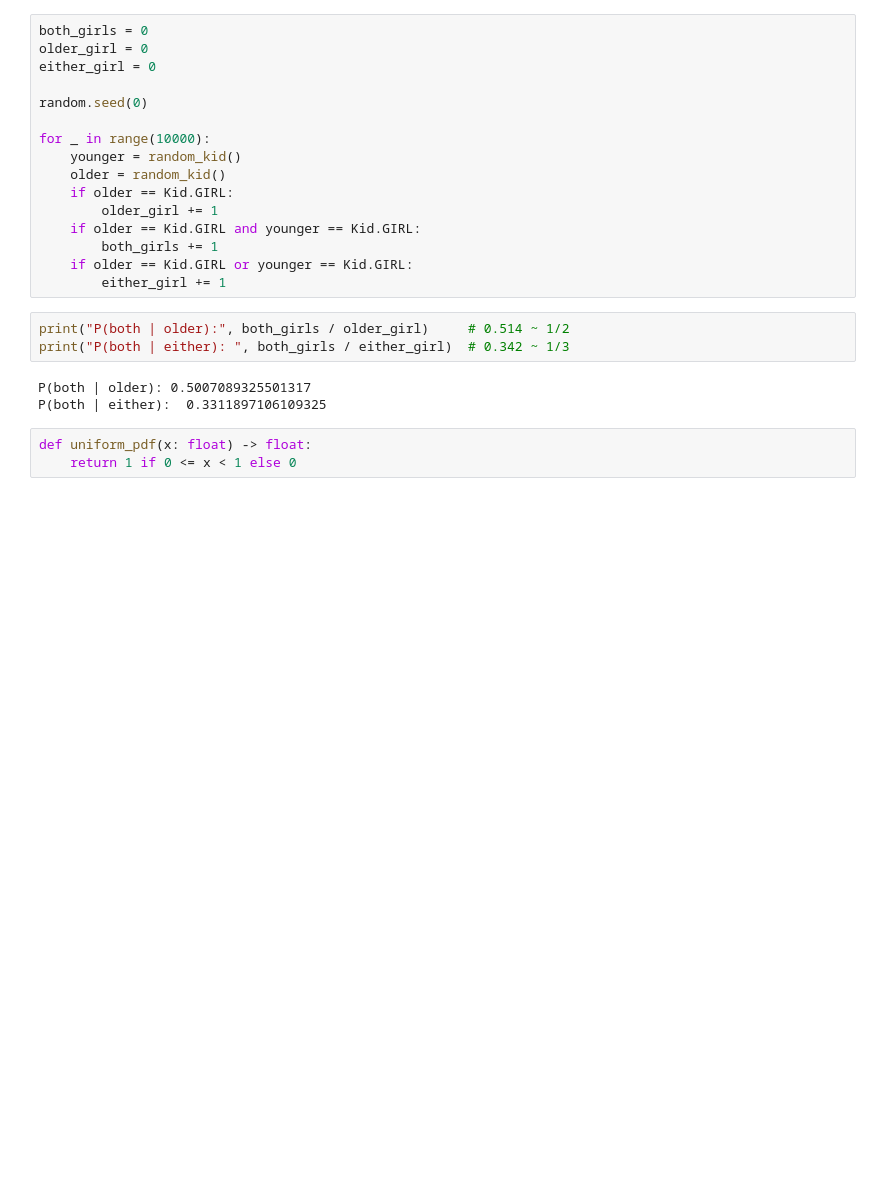
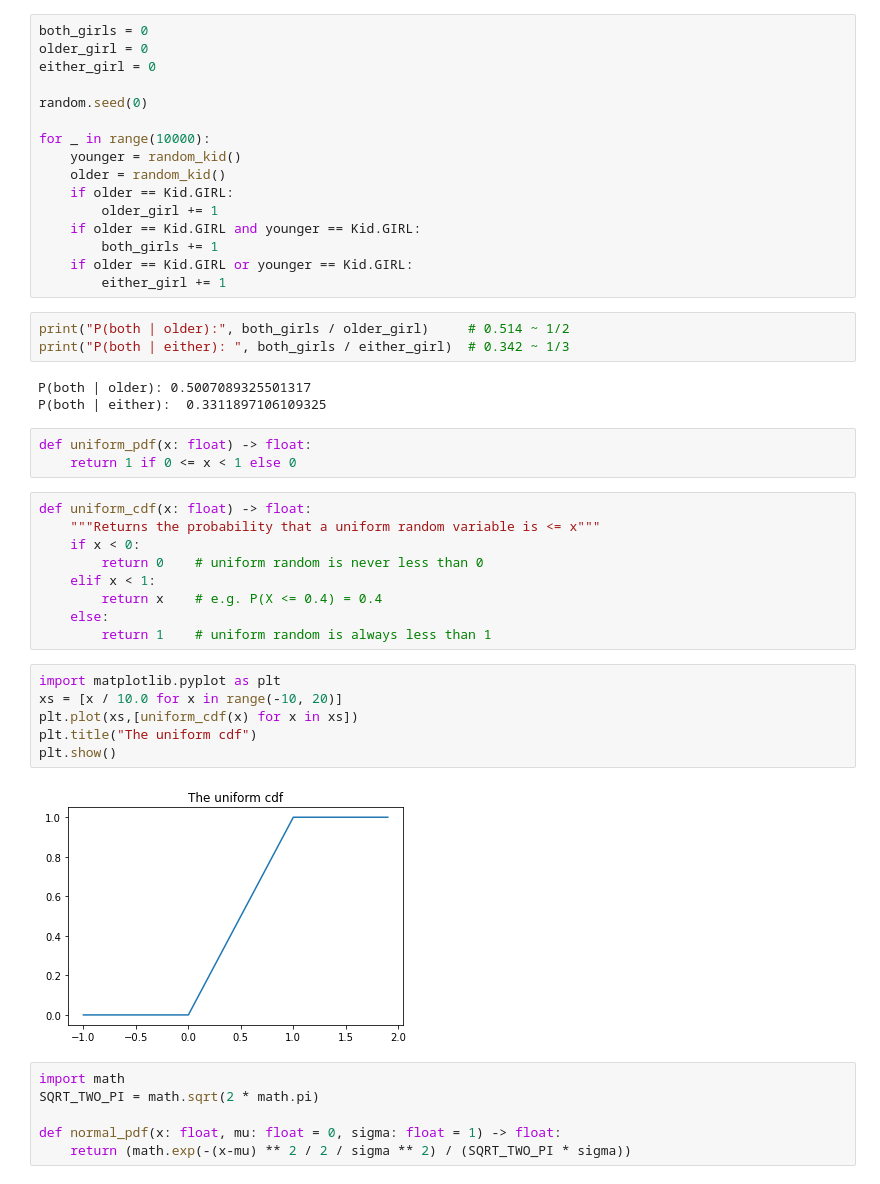
Before and after one commit to stanislawbartkowski/learnml, a Jupyter notebook: propml.ipynb, the cells around one changed output. Cells and saved outputs as stored; diff of their text form; blank space fills up the shorter version.

```diff
--- a/propml.ipynb
+++ b/propml.ipynb
@@ -34,3 +35,26 @@ P(both | either):  0.3311897106109325
 # %%
 def uniform_pdf(x: float) -> float:
     return 1 if 0 <= x < 1 else 0
+# %%
+def uniform_cdf(x: float) -> float:
+    """Returns the probability that a uniform random variable is <= x"""
+    if x < 0:
+        return 0    # uniform random is never less than 0
+    elif x < 1:
+        return x    # e.g. P(X <= 0.4) = 0.4
+    else:
+        return 1    # uniform random is always less than 1
+# %%
+import matplotlib.pyplot as plt
+xs = [x / 10.0 for x in range(-10, 20)]
+plt.plot(xs,[uniform_cdf(x) for x in xs])
+plt.title("The uniform cdf")
+plt.show()
+# %% [output]
+[figure, added]
+# %%
+import math
+SQRT_TWO_PI = math.sqrt(2 * math.pi)
+
+def normal_pdf(x: float, mu: float = 0, sigma: float = 1) -> float:
+    return (math.exp(-(x-mu) ** 2 / 2 / sigma ** 2) / (SQRT_TWO_PI * sigma))
```
Also changed, not shown: parts of 8 cells of this notebook, 2 other files.
